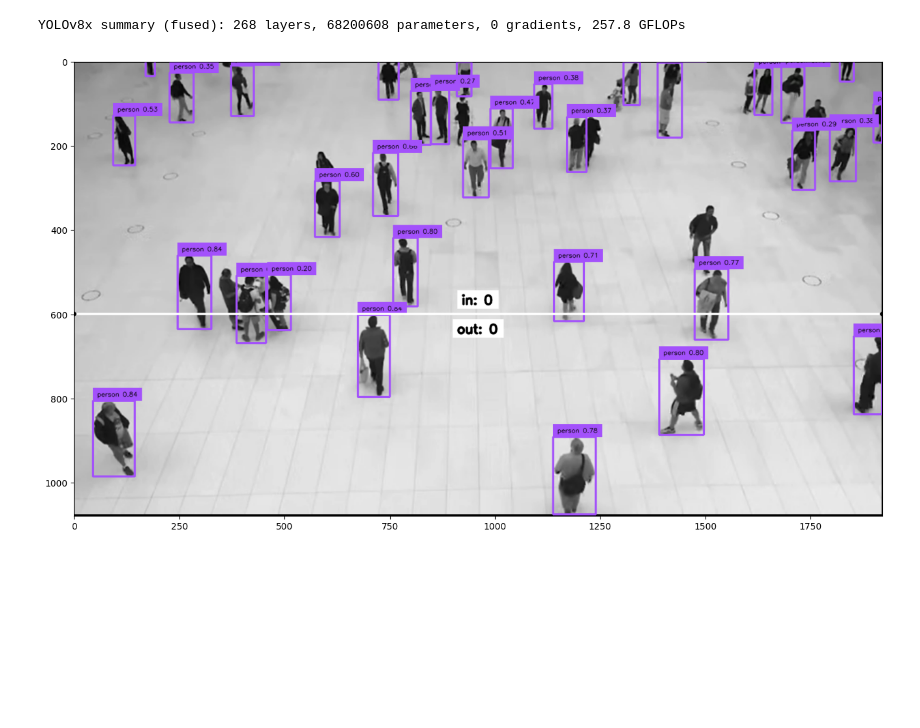
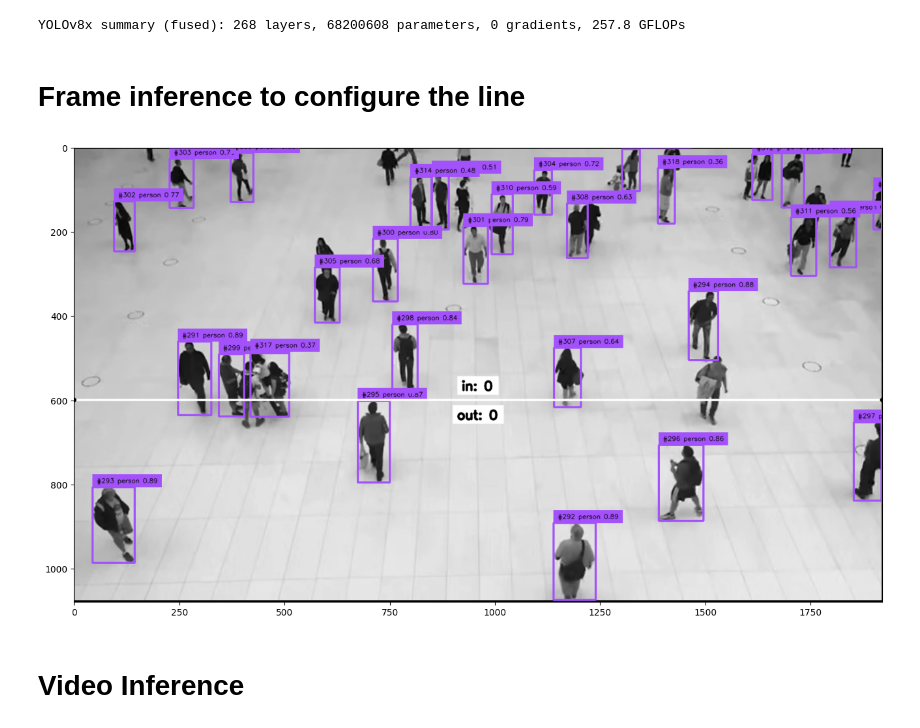
Before and after one commit to rafaelgildin/track_and_count_people, a Jupyter notebook: how-to-track-and-count-people-with-yolov8.ipynb, the cells around one changed output. Saved outputs shown, nothing was run; the diff lists cells and outputs as text; code cells hidden in the pictures; blank space fills up the shorter version.

```diff
--- a/how-to-track-and-count-people-with-yolov8.ipynb
+++ b/how-to-track-and-count-people-with-yolov8.ipynb
@@ -32,44 +34,52 @@ YOLOv8x summary (fused): 268 layers, 68200608 parameters, 0 gradients, 257.8 GFL
 CLASS_NAMES_DICT = model.model.names
 # class_ids of interest - person
 selected_classes = [0]
+# %% [markdown]
+# Frame inference to configure the line
 # %%
-# create frame generator
+LINE_START = sv.Point(0,  600)
+LINE_END = sv.Point(1920, 600)
+line_zone = sv.LineZone(start=LINE_START, end=LINE_END)
+line_zone_annotator = sv.LineZoneAnnotator(thickness=4, text_thickness=4, text_scale=1)
+
+byte_tracker = sv.ByteTrack(track_thresh=0.05, track_buffer=30, match_thresh=0.8, frame_rate=24)
+video_info = sv.VideoInfo.from_video_path(SOURCE_VIDEO_PATH)
 generator = sv.get_video_frames_generator(SOURCE_VIDEO_PATH)
-# create instance of BoxAnnotator
 box_annotator = sv.BoxAnnotator(thickness=3, text_thickness=0, text_scale=.5)
-# dot_annotator = sv.DotAnnotator(radius=10)
+trace_annotator = sv.TraceAnnotator(thickness=4, trace_length=50)
+
 # acquire first video frame
 iterator = iter(generator)
 frame = next(iterator)
+
 # model prediction on single frame and conversion to supervision Detections
 results = model(frame, verbose=False,device='0',conf=.015, iou=.02,imgsz=1280)[0]
-# results = model(frame, verbose=False,device='0',conf=.015, iou=.02)[0]
 
 # convert to Detections
 detections = sv.Detections.from_ultralytics(results)
 # only consider class id from selected_classes define above
 detections = detections[np.isin(detections.class_id, selected_classes)]
+# tracking detections
+detections = byte_tracker.update_with_detections(detections)
+line_zone.trigger(detections)
 
-# format custom labels
 labels = [
-    f"{CLASS_NAMES_DICT[class_id]} {confidence:0.2f}"
-    for _, _, confidence, class_id, _ in detections
+    f"#{tracker_id} {model.model.names[class_id]} {confidence:0.2f}"
+    for _,_,confidence,class_id,tracker_id,_
+    in detections
 ]
 
 # annotate and display frame
-anotated_frame=box_annotator.annotate(scene=frame, detections=detections, labels=labels)
-# anotated_frame=dot_annotator.annotate(scene=frame, detections=detections)
-
-LINE_START = sv.Point(0,  600)
-LINE_END = sv.Point(1920, 600)
-line_zone = sv.LineZone(start=LINE_START, end=LINE_END)
-line_zone_annotator = sv.LineZoneAnnotator(thickness=4, text_thickness=4, text_scale=1)
+annotated_frame = trace_annotator.annotate(scene=frame.copy(),detections=detections)
+anotated_frame=box_annotator.annotate(scene=annotated_frame, detections=detections, labels=labels)
 anotated_frame = line_zone_annotator.annotate(anotated_frame, line_counter=line_zone)
 
 plt.figure(figsize=(16, 16))
 plt.imshow(anotated_frame[..., ::-1])
 plt.axis('on')
 plt.show()
 # %% [output]
-[figure, old version]
+[figure, new version]
+# %% [markdown]
+# Video Inference
 # %%
```
Also changed, not shown: parts of 3 cells of this notebook, 2 other files.
